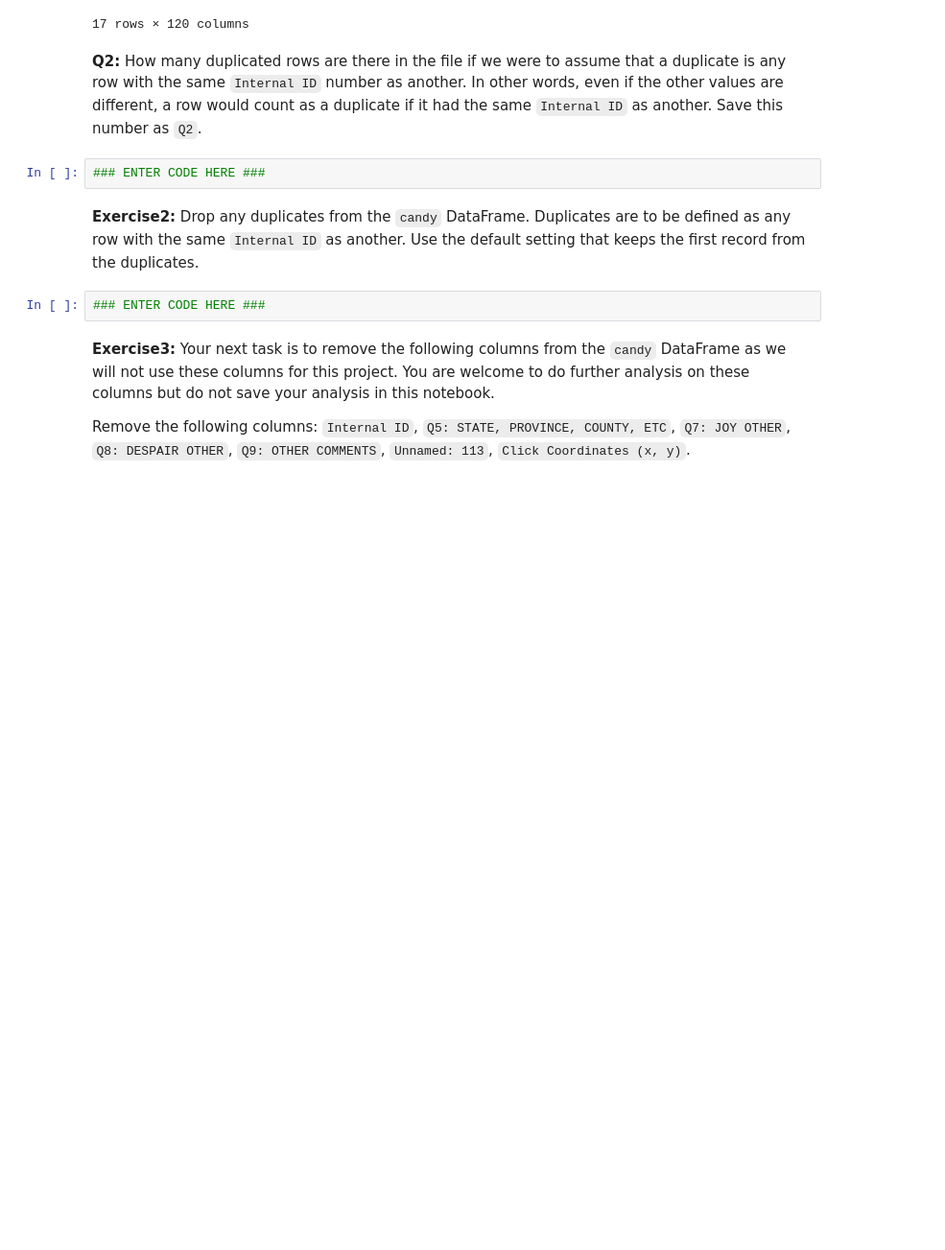
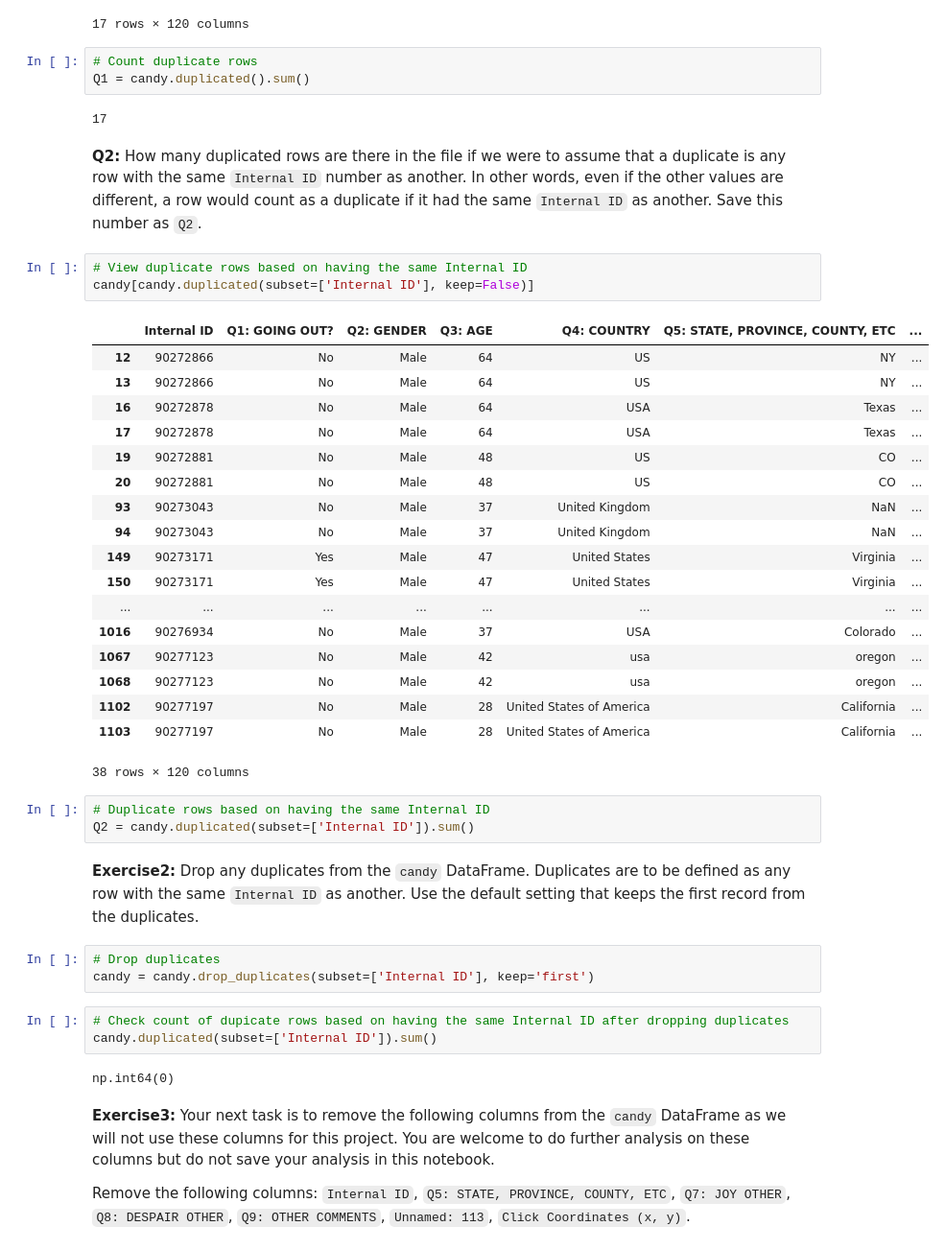
Before and after one commit to ben-sylve/mds-625, a Jupyter notebook: halloween_candy.ipynb, the cells around one changed output. Shown at 96% size. Cells and saved outputs as stored; diff of their text form; blank space fills up the shorter version.

```diff
--- a/halloween_candy.ipynb
+++ b/halloween_candy.ipynb
@@ -163,14 +163,48 @@ candy[candy.duplicated()]
 | 1068 | 90277123 | No | Male | 42 | usa | oregon | ... |
 | 1103 | 90277197 | No | Male | 28 | United States of America | California | ... |
 17 rows × 120 columns
+# %%
+# Count duplicate rows
+Q1 = candy.duplicated().sum()
+# %% [output]
+17
 # %% [markdown]
 **Q2:** How many duplicated rows are there in the file if we were to assume that a duplicate is any row with the same `Internal ID` number as another. In other words, even if the other values are different, a row would count as a duplicate if it had the same `Internal ID` as another. Save this number as `Q2`.
-# %%
-### ENTER CODE HERE ###
+# %%
+# View duplicate rows based on having the same Internal ID
+candy[candy.duplicated(subset=['Internal ID'], keep=False)]
+# %% [output]
+|  | Internal ID | Q1: GOING OUT? | Q2: GENDER | Q3: AGE | Q4: COUNTRY | Q5: STATE, PROVINCE, COUNTY, ETC | ... |
+| 12 | 90272866 | No | Male | 64 | US | NY | ... |
+| 13 | 90272866 | No | Male | 64 | US | NY | ... |
+| 16 | 90272878 | No | Male | 64 | USA | Texas | ... |
+| 17 | 90272878 | No | Male | 64 | USA | Texas | ... |
+| 19 | 90272881 | No | Male | 48 | US | CO | ... |
+| 20 | 90272881 | No | Male | 48 | US | CO | ... |
+| 93 | 90273043 | No | Male | 37 | United Kingdom | NaN | ... |
+| 94 | 90273043 | No | Male | 37 | United Kingdom | NaN | ... |
+| 149 | 90273171 | Yes | Male | 47 | United States | Virginia | ... |
+| 150 | 90273171 | Yes | Male | 47 | United States | Virginia | ... |
+| ... | ... | ... | ... | ... | ... | ... | ... |
+| 1016 | 90276934 | No | Male | 37 | USA | Colorado | ... |
+| 1067 | 90277123 | No | Male | 42 | usa | oregon | ... |
+| 1068 | 90277123 | No | Male | 42 | usa | oregon | ... |
+| 1102 | 90277197 | No | Male | 28 | United States of America | California | ... |
+| 1103 | 90277197 | No | Male | 28 | United States of America | California | ... |
+38 rows × 120 columns
+# %%
+# Duplicate rows based on having the same Internal ID
+Q2 = candy.duplicated(subset=['Internal ID']).sum()
 # %% [markdown]
 **Exercise2:** Drop any duplicates from the `candy` DataFrame.  Duplicates are to be defined as any row with the same `Internal ID` as another. Use the default setting that keeps the first record from the duplicates.
-# %%
-### ENTER CODE HERE ###
+# %%
+# Drop duplicates
+candy = candy.drop_duplicates(subset=['Internal ID'], keep='first')
+# %%
+# Check count of dupicate rows based on having the same Internal ID after dropping duplicates
+candy.duplicated(subset=['Internal ID']).sum()
+# %% [output]
+np.int64(0)
 # %% [markdown]
 **Exercise3:** Your next task is to remove the following columns from the `candy` DataFrame as we will not use these columns for this project.  You are welcome to do further analysis on these columns but do not save your analysis in this notebook.
 
```
Also changed, not shown: parts of 13 cells of this notebook.
